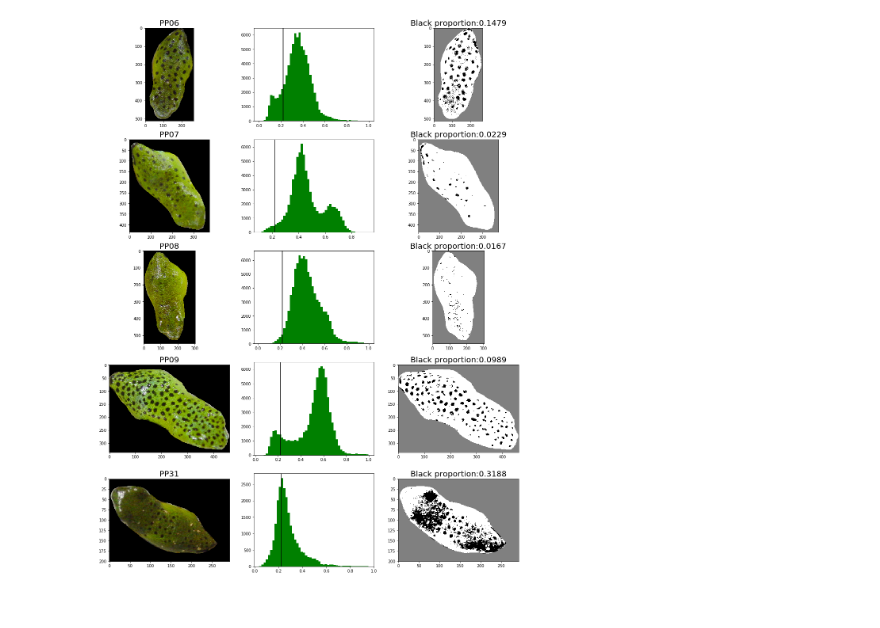
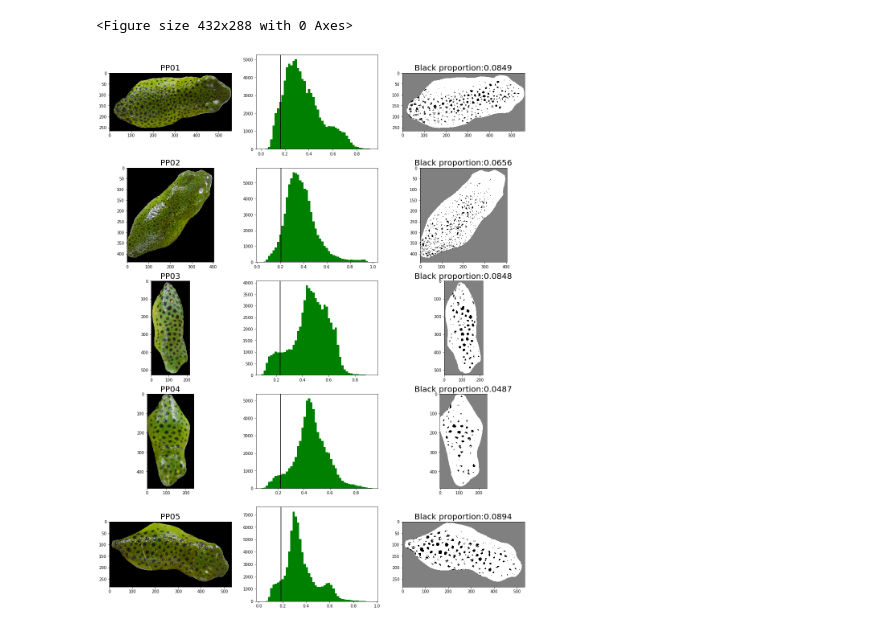
Before and after one commit to aguilar-gomez/ImagesPumilio, a Jupyter notebook: BlackProportion-speckles.ipynb, the cells around one changed output. Saved outputs shown, nothing was run; the diff lists cells and outputs as text; code cells hidden in the pictures.

```diff
--- a/BlackProportion-speckles.ipynb
+++ b/BlackProportion-speckles.ipynb
@@ -24,8 +25,20 @@ def process_image(frogID):
     #The transparent pixels are turned to black which is 0, we convert that into nan
     ranita[ranita == 0] = 'nan'
 
+    #Get cutoff
+    x=ranita.ravel()
+    x =x[~np.isnan(x)]
+    plot=sns.distplot(x);
+    trial=plot.get_lines()[0].get_data();
+    plot.get_figure().clf();
+    x1=trial[0]
+    y1=trial[1]
+    num= np.argmin(y1[20:25])
+    cut=x1[20+num]
+
+
     #Thresholding segmentation, this value was determined by histograms
-    frog_segmented= ranita>.22
+    frog_segmented= ranita>cut
     tmp=np.add(np.isnan(ranita),-2)
     frog=np.subtract(frog_segmented,tmp)
 
@@ -34,35 +47,42 @@ def process_image(frogID):
     total_pixels=counts[1]+counts[2]
     black_proportion=counts[1]/total_pixels
 
-    return [gamma3,ranita,frog,black_proportion]
+    return [gamma3,ranita,frog,black_proportion,cut]
 # %%
-#ranas=["PP01","PP02","PP03","PP04","PP05"]
-ranas=["PP06","PP07","PP08","PP09","PP31"]
-
+ranas=["PP01","PP02","PP03","PP04","PP05"]
+#ranas=["PP06","PP07","PP08","PP09","PP10"]
+#ranas=["PP11","PP12","PP13","PP14","PP15"]
+#ranas=["PP16","PP17","PP18","PP19","PP20"]
+#ranas=["PP21","PP22","PP23","PP24","PP25"]
+#ranas=["PP26","PP27","PP28","PP29","PP30"]
 original=[]
 processed=[]
 blackProportion=[]
 color_original=[]
+cutoff=[]
 
 for rana in ranas:
-    (colorori,rana,frog,black)=process_image(rana)
+    (colorori,rana,frog,black,cut)=process_image(rana);
     original.append(rana)
     processed.append(frog)
     color_original.append(colorori)
     blackProportion.append(black)
+    cutoff.append(cut)
+# %% [output]
+<Figure size 432x288 with 0 Axes>
 # %%
 n_frogs=len(ranas)
 fig, axs = plt.subplots(n_frogs, 3)
 fig.set_size_inches(18.5, n_frogs*5)
 cmap = ListedColormap(['gray', 'black', 'w'])
 for n in range(n_frogs):
     axs[n, 0].imshow(color_original[n], cmap='gray')
     axs[n, 0].set_title(ranas[n],size=20)
     axs[n, 1].hist(original[n].ravel(),bins=50,color="green");
-    axs[n, 1].axvline(.22,color="black")
+    axs[n, 1].axvline(cutoff[n],color="black")
     axs[n, 2].imshow(processed[n],cmap=cmap)
     axs[n, 2].set_title("".join(['Black proportion:',str(round(blackProportion[n],4))]),size=20)
 
-fig.savefig("outputFiles/blackProportionPP1.png")
+fig.savefig("outputFiles/blackProportionPP.png")
 # %% [output]
-[figure, old version]
+[figure, new version]
```
Also changed, not shown: parts of 1 cell of this notebook, 8 other files.
